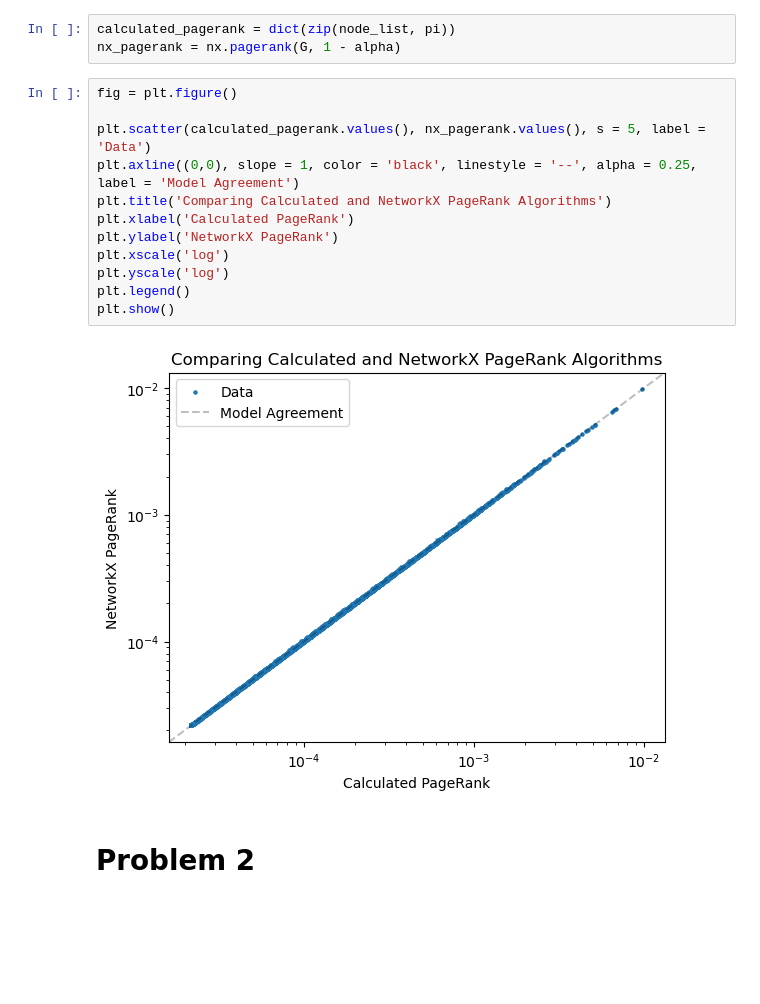
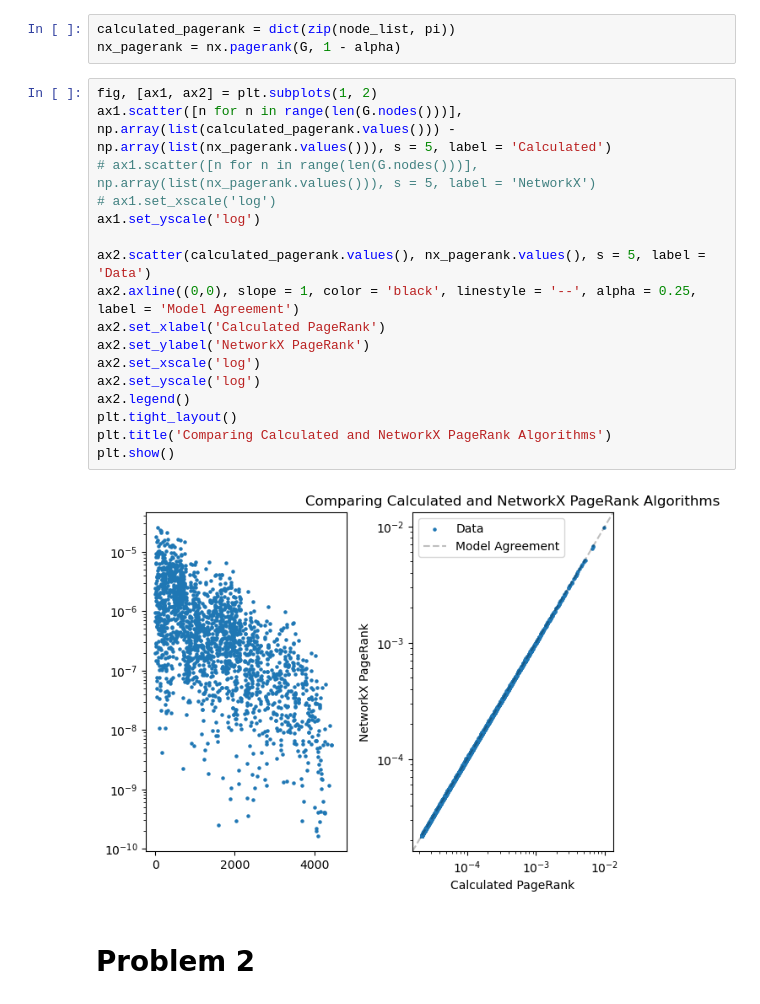
Before and after one commit to QuiteFiber93/eel6878, a Jupyter notebook: midterm/midterm.ipynb, the cells around one changed output. Drawn from its saved outputs; the diff is of its cells as text; blank space fills up the shorter version.

Commit message:
plot for P1

```diff
--- a/midterm/midterm.ipynb
+++ b/midterm/midterm.ipynb
@@ -86,20 +86,25 @@ for n in range(max_iter):
 # %%
 calculated_pagerank = dict(zip(node_list, pi))
 nx_pagerank = nx.pagerank(G, 1 - alpha)
-# %%
-fig = plt.figure()
-
-plt.scatter(calculated_pagerank.values(), nx_pagerank.values(), s = 5, label = 'Data')
-plt.axline((0,0), slope = 1, color = 'black', linestyle = '--', alpha = 0.25, label = 'Model Agreement')
-plt.title('Comparing Calculated and NetworkX PageRank Algorithms')
-plt.xlabel('Calculated PageRank')
-plt.ylabel('NetworkX PageRank')
-plt.xscale('log')
-plt.yscale('log')
-plt.legend()
-plt.show()
-# %% [output]
-[figure, removed]
+# %%
+fig, [ax1, ax2] = plt.subplots(1, 2)
+ax1.scatter([n for n in range(len(G.nodes()))], np.array(list(calculated_pagerank.values())) - np.array(list(nx_pagerank.values())), s = 5, label = 'Calculated')
+# ax1.scatter([n for n in range(len(G.nodes()))], np.array(list(nx_pagerank.values())), s = 5, label = 'NetworkX')
+# ax1.set_xscale('log')
+ax1.set_yscale('log')
+
+ax2.scatter(calculated_pagerank.values(), nx_pagerank.values(), s = 5, label = 'Data')
+ax2.axline((0,0), slope = 1, color = 'black', linestyle = '--', alpha = 0.25, label = 'Model Agreement')
+ax2.set_xlabel('Calculated PageRank')
+ax2.set_ylabel('NetworkX PageRank')
+ax2.set_xscale('log')
+ax2.set_yscale('log')
+ax2.legend()
+plt.tight_layout()
+plt.title('Comparing Calculated and NetworkX PageRank Algorithms')
+plt.show()
+# %% [output]
+[figure, added]
 # %% [markdown]
 # Problem 2
 # %% [markdown]
```
Also changed, not shown: parts of 2 cells of this notebook.
